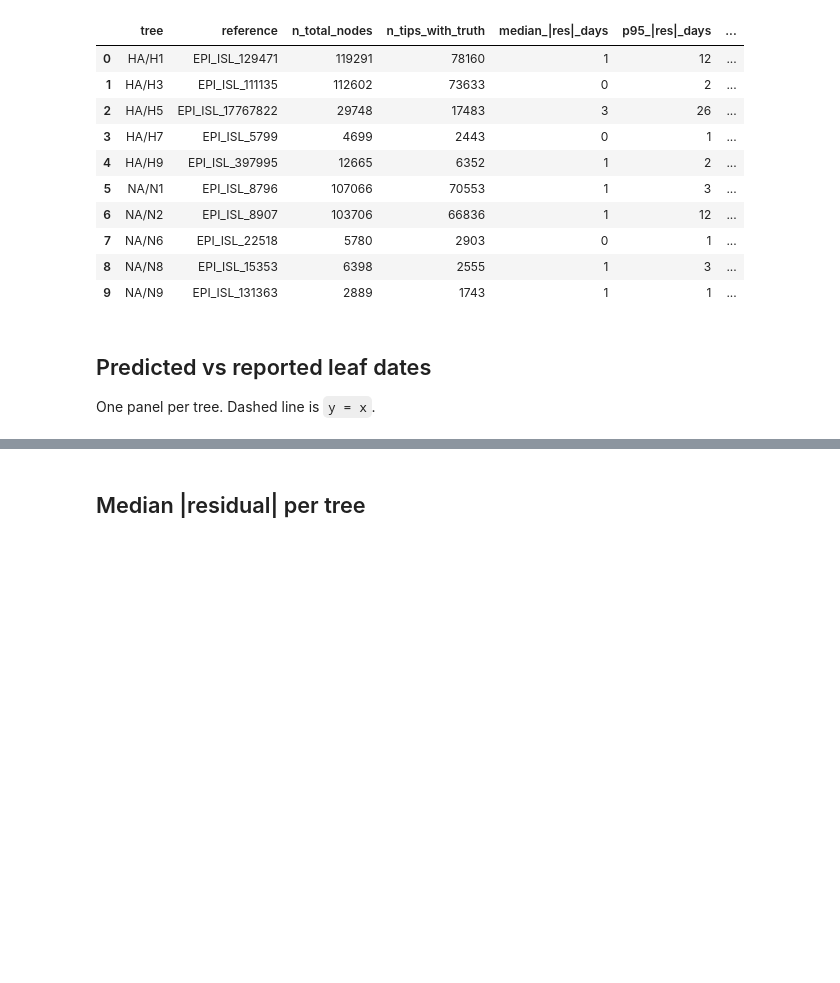
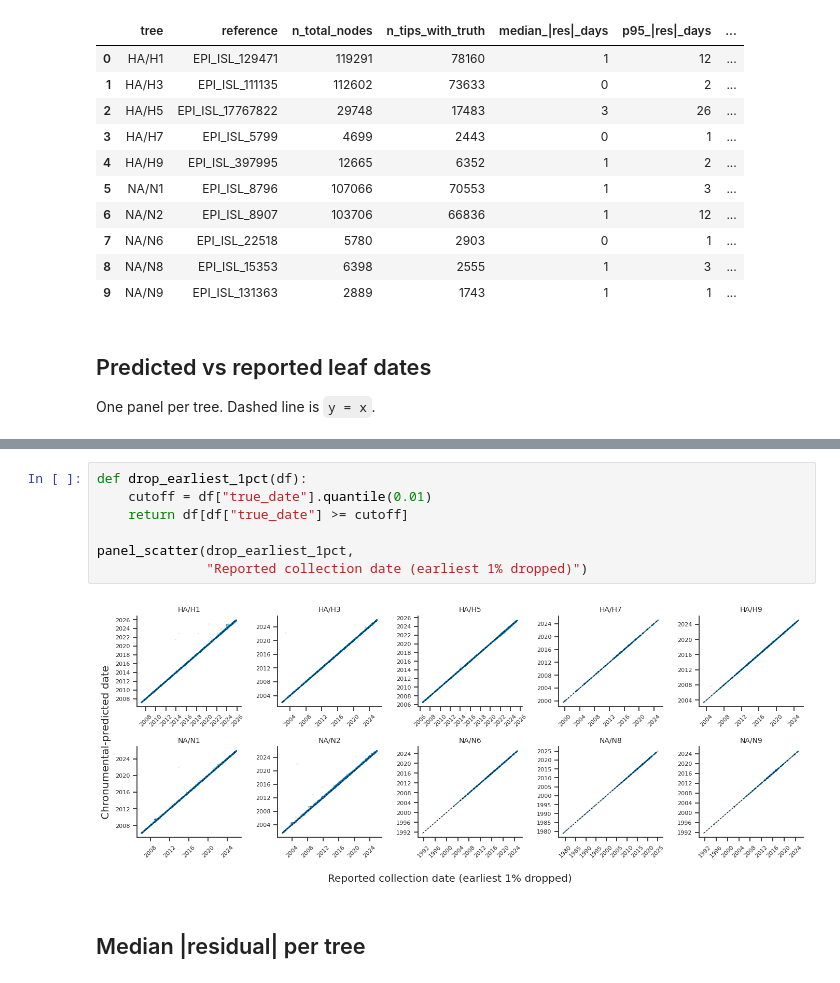
Before and after one commit to matsengrp/flu-usher, a Jupyter notebook: notebooks/analyze_chronumental.ipynb, the cells around one changed output, grey strips where cells are left out. Saved outputs shown, nothing was run; the diff lists cells and outputs as text; blank space fills up the shorter version.

```diff
--- a/notebooks/analyze_chronumental.ipynb
+++ b/notebooks/analyze_chronumental.ipynb
@@ -128,3 +132,12 @@ plt.show()
+# %%
+def drop_earliest_1pct(df):
+    cutoff = df["true_date"].quantile(0.01)
+    return df[df["true_date"] >= cutoff]
+
+panel_scatter(drop_earliest_1pct,
+              "Reported collection date (earliest 1% dropped)")
+# %% [output]
+[figure, added]
 # %% [markdown]
 ## Median |residual| per tree
 # %%
```
Also changed, not shown: parts of 6 cells of this notebook.
